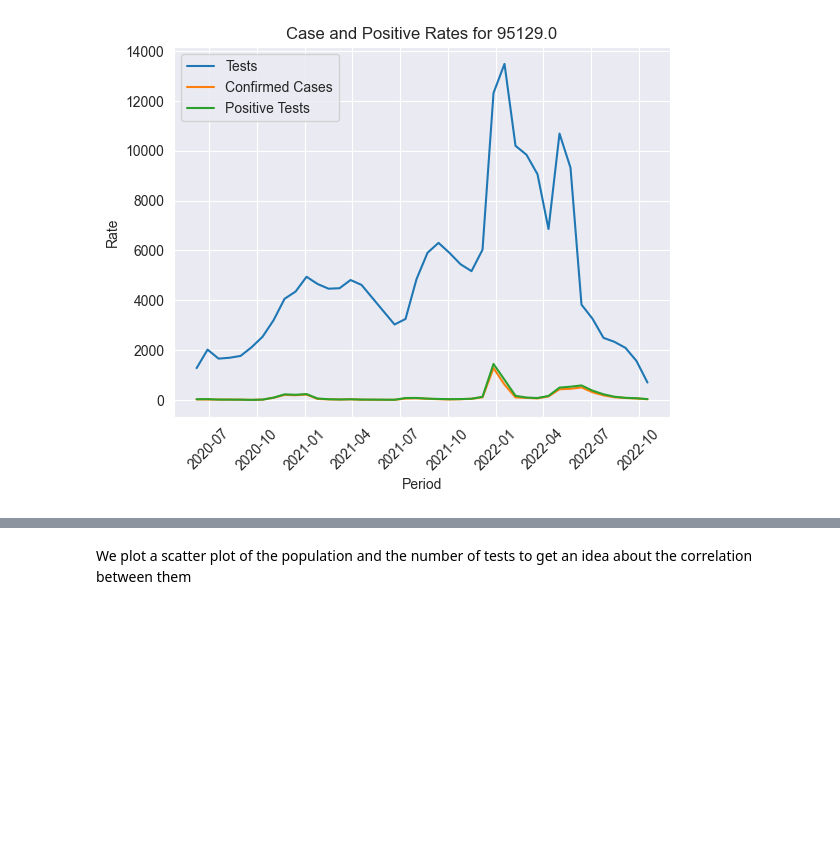
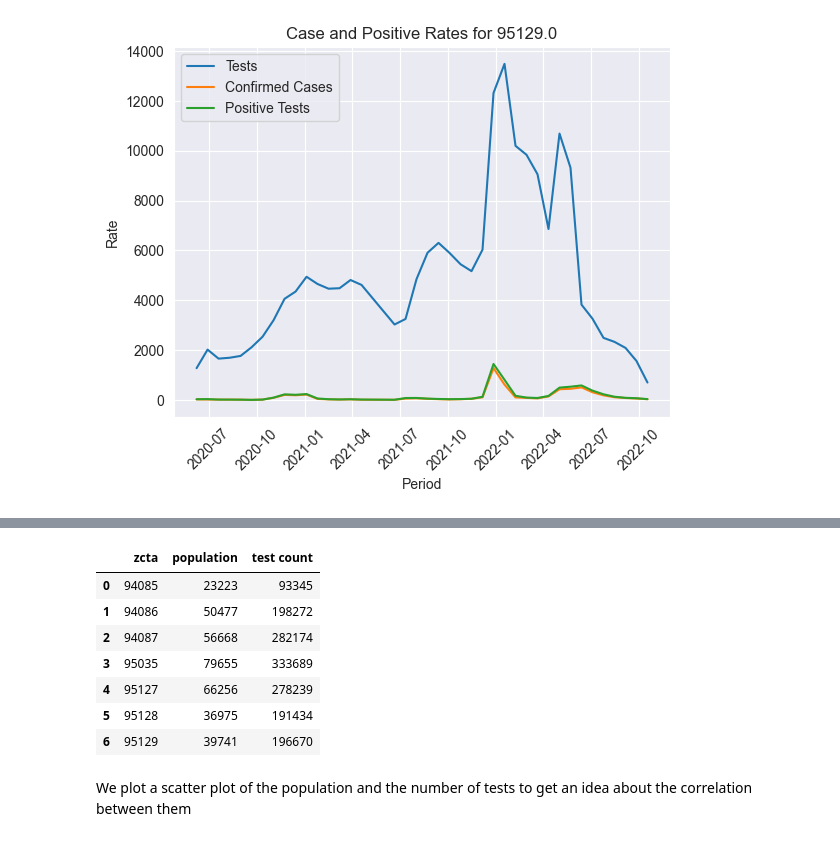
Before and after one commit to Mounir-charef/data_mining, a Jupyter notebook: notebooks/part1-2.ipynb, the cells around one changed output, grey strips where cells are left out. Saved outputs shown, nothing was run; the diff lists cells and outputs as text; code cells hidden in the pictures; blank space fills up the shorter version.

```diff
--- a/notebooks/part1-2.ipynb
+++ b/notebooks/part1-2.ipynb
@@ -422,8 +404,18 @@ plt.show()
 # %%
 def population_by_zone(input_df: pd.DataFrame):
-    return input_df.groupby(['zcta']).agg({'population': 'sum', 'test count': 'sum'}).reset_index()
+    return input_df.groupby(['zcta']).agg({'population': 'first', 'test count': 'sum'}).reset_index()
 
 df_population = population_by_zone(df)
+df_population
+# %% [output]
+|  | zcta | population | test count |
+| 0 | 94085 | 23223 | 93345 |
+| 1 | 94086 | 50477 | 198272 |
+| 2 | 94087 | 56668 | 282174 |
+| 3 | 95035 | 79655 | 333689 |
+| 4 | 95127 | 66256 | 278239 |
+| 5 | 95128 | 36975 | 191434 |
+| 6 | 95129 | 39741 | 196670 |
 # %% [markdown]
 We plot a scatter plot of the population and the number of tests to get an idea about the correlation between them
 # %%
```
Also changed, not shown: parts of 3 cells of this notebook, 1 other file.
